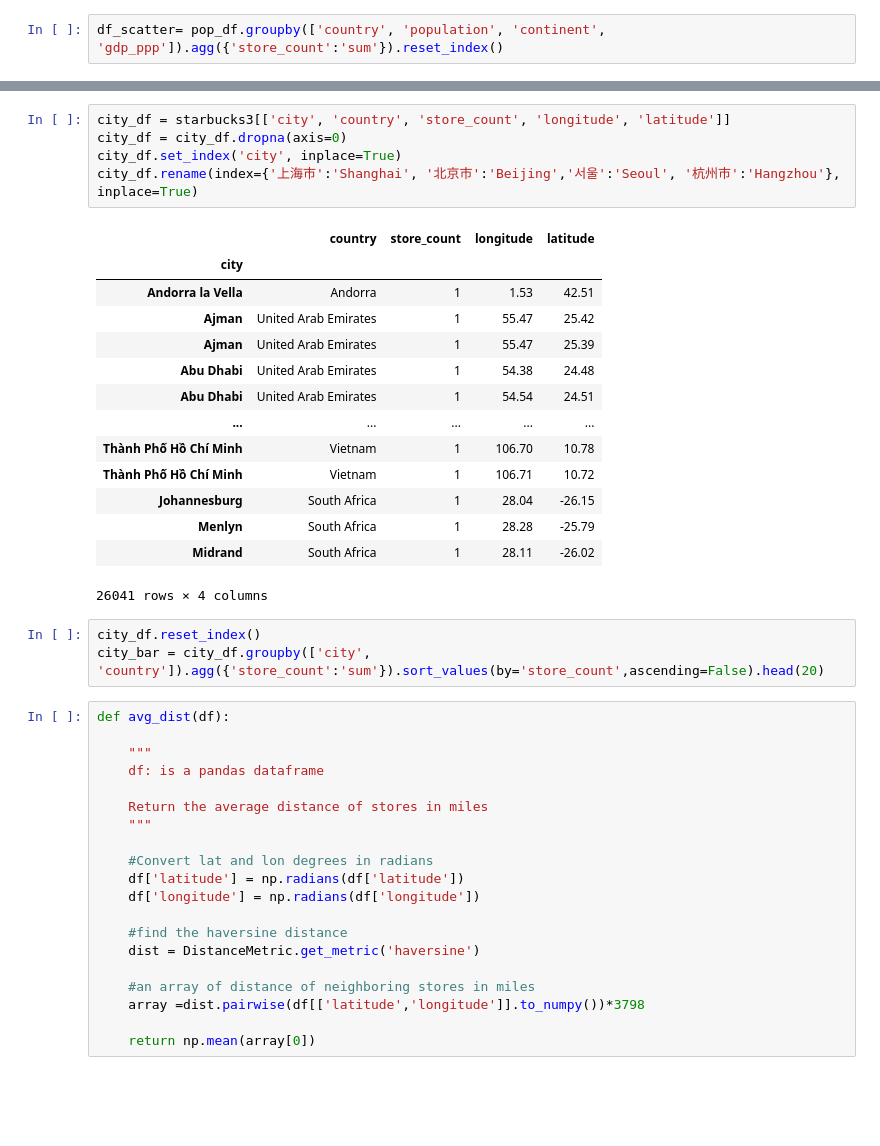
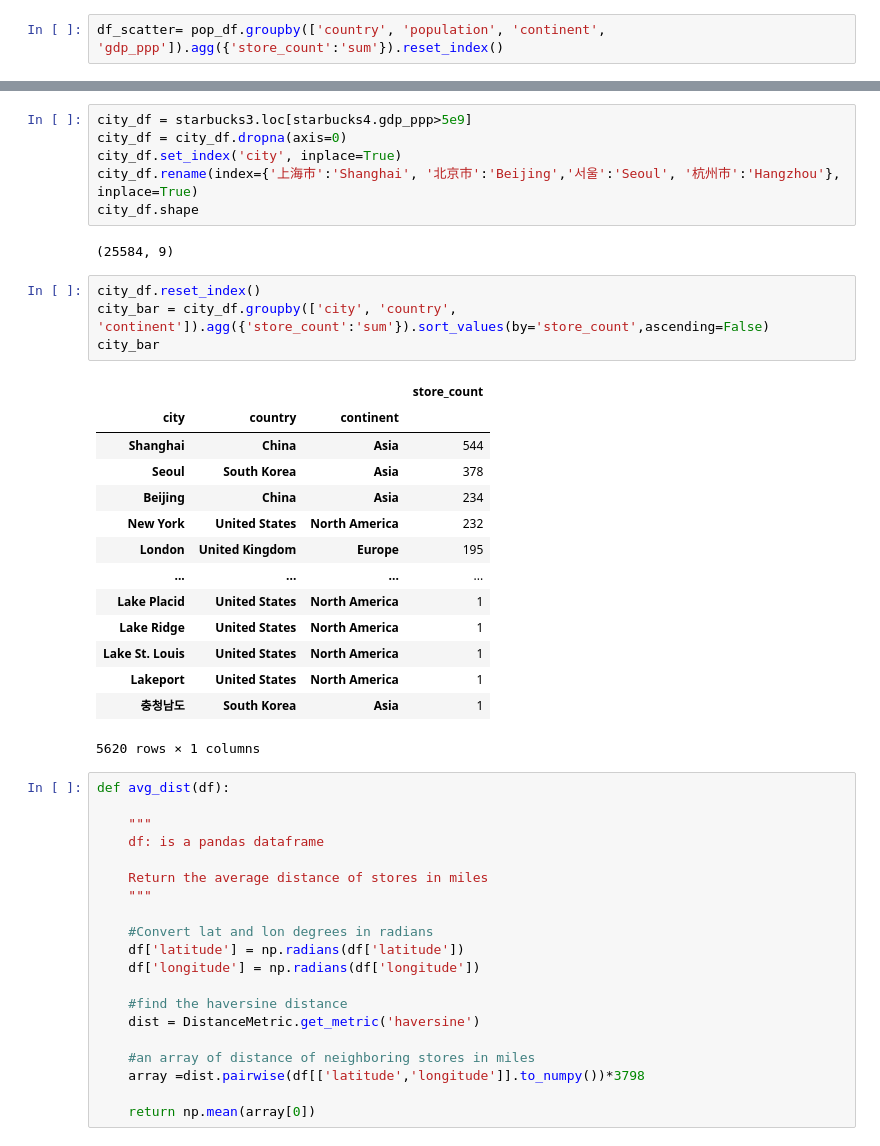
Before and after one commit to randypantinople/Analysis-of-Starbucks-Global-Presence, a Jupyter notebook: Analysis on Starbucks' Global Presence.ipynb, the cells around one changed output, grey strips where cells are left out. Drawn from its saved outputs; the diff is of its cells as text; blank space fills up the shorter version.

```diff
--- a/Analysis on Starbucks' Global Presence.ipynb
+++ b/Analysis on Starbucks' Global Presence.ipynb
@@ -121,28 +121,32 @@ fig.show()
 # %% [output]
 [interactive output not drawn]
 # %%
-city_df = starbucks3[['city', 'country', 'store_count', 'longitude', 'latitude']]
+city_df = starbucks3.loc[starbucks4.gdp_ppp>5e9]
 city_df = city_df.dropna(axis=0)
 city_df.set_index('city', inplace=True)
 city_df.rename(index={'上海市':'Shanghai', '北京市':'Beijing','서울':'Seoul', '杭州市':'Hangzhou'}, inplace=True)
+city_df.shape
 # %% [output]
-|  | country | store_count | longitude | latitude |
-| city |  |  |  |  |
-| Andorra la Vella | Andorra | 1 | 1.53 | 42.51 |
-| Ajman | United Arab Emirates | 1 | 55.47 | 25.42 |
-| Ajman | United Arab Emirates | 1 | 55.47 | 25.39 |
-| Abu Dhabi | United Arab Emirates | 1 | 54.38 | 24.48 |
-| Abu Dhabi | United Arab Emirates | 1 | 54.54 | 24.51 |
-| ... | ... | ... | ... | ... |
-| Thành Phố Hồ Chí Minh | Vietnam | 1 | 106.70 | 10.78 |
-| Thành Phố Hồ Chí Minh | Vietnam | 1 | 106.71 | 10.72 |
-| Johannesburg | South Africa | 1 | 28.04 | -26.15 |
-| Menlyn | South Africa | 1 | 28.28 | -25.79 |
-| Midrand | South Africa | 1 | 28.11 | -26.02 |
-26041 rows × 4 columns
+(25584, 9)
 # %%
 city_df.reset_index()
-city_bar = city_df.groupby(['city', 'country']).agg({'store_count':'sum'}).sort_values(by='store_count',ascending=False).head(20)
+city_bar = city_df.groupby(['city', 'country', 'continent']).agg({'store_count':'sum'}).sort_values(by='store_count',ascending=False)
+city_bar
+# %% [output]
+|  |  |  | store_count |
+| city | country | continent |  |
+| Shanghai | China | Asia | 544 |
+| Seoul | South Korea | Asia | 378 |
+| Beijing | China | Asia | 234 |
+| New York | United States | North America | 232 |
+| London | United Kingdom | Europe | 195 |
+| ... | ... | ... | ... |
+| Lake Placid | United States | North America | 1 |
+| Lake Ridge | United States | North America | 1 |
+| Lake St. Louis | United States | North America | 1 |
+| Lakeport | United States | North America | 1 |
+| 충청남도 | South Korea | Asia | 1 |
+5620 rows × 1 columns
 # %%
 def avg_dist(df):
 
```
Also changed, not shown: parts of 1 cell of this notebook, 9 other files.
